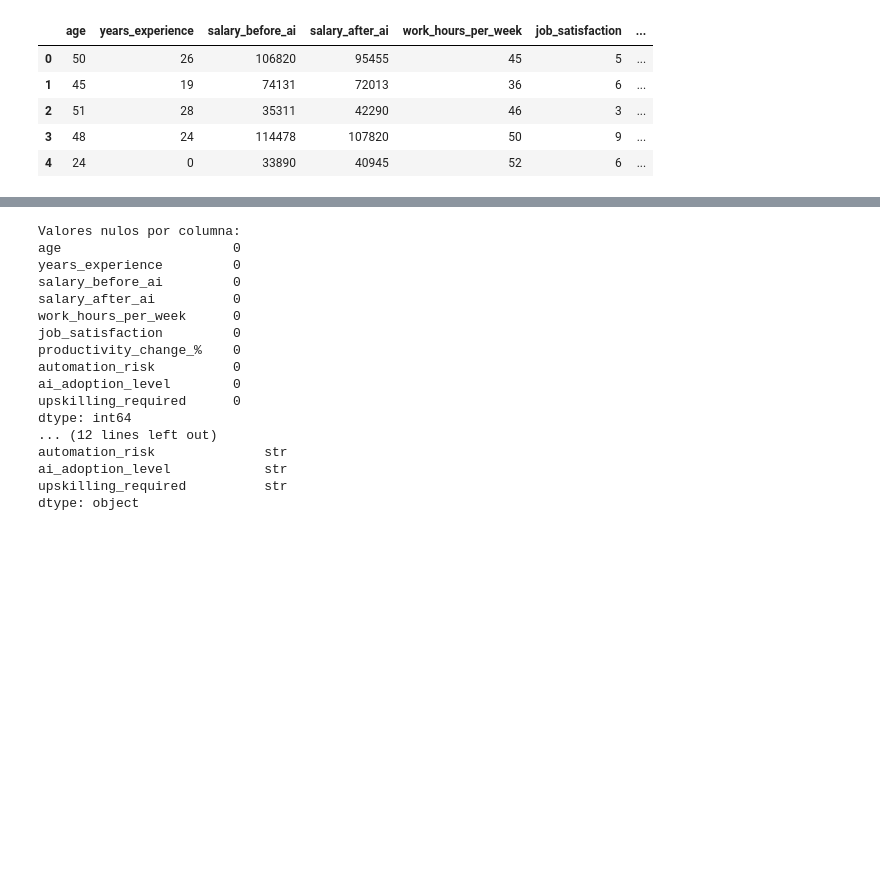
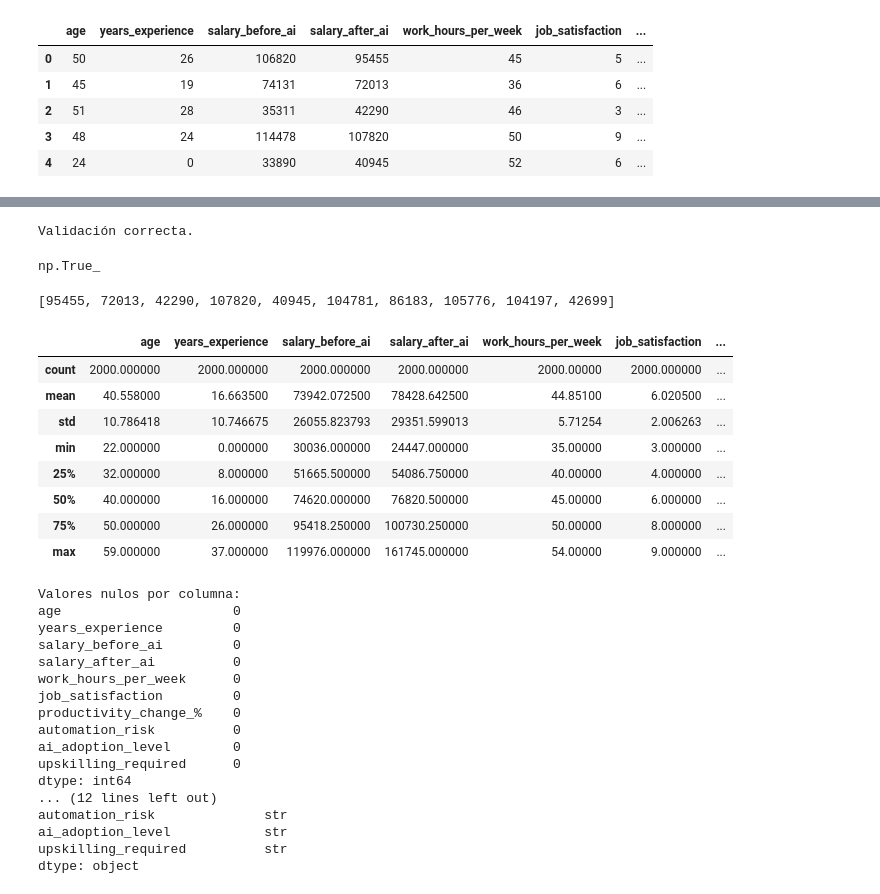
Before and after one commit to Prod1982/mcdi500_s1_grupo6, a Jupyter notebook: F3/notebooks/F3_algoritmos_complejidad.ipynb, the cells around one changed output, grey strips where cells are left out. Drawn from its saved outputs; the diff is of its cells as text; code cells hidden in the pictures; blank space fills up the shorter version.

```diff
--- a/F3/notebooks/F3_algoritmos_complejidad.ipynb
+++ b/F3/notebooks/F3_algoritmos_complejidad.ipynb
@@ -37,6 +39,8 @@ Archivo de resultados: C:\Users\LuiskarEspinoza\Documents\Proyectos\mi_app\mcdi5
 # %%
 df = pd.read_csv(DATA_PROCESSED)
+preprocesador = PreprocesadorAIJob(DATA_PROCESSED)
 
+df_poo = preprocesador.cargar()
 print("Dataset cargado correctamente.")
 print("Filas:", df.shape[0])
 print("Columnas:", df.shape[1])
@@ -108,3 +133,26 @@ Columnas: 10
+# %%
+preprocesador.validar()
+# %% [output]
+Validación correcta.
+np.True_
+# %%
+salarios = preprocesador.obtener_salarios()
+
+print(salarios[:10])
+# %% [output]
+[95455, 72013, 42290, 107820, 40945, 104781, 86183, 105776, 104197, 42699]
+# %%
+preprocesador.resumen()
+# %% [output]
+|  | age | years_experience | salary_before_ai | salary_after_ai | work_hours_per_week | job_satisfaction | ... |
+| count | 2000.000000 | 2000.000000 | 2000.000000 | 2000.000000 | 2000.00000 | 2000.000000 | ... |
+| mean | 40.558000 | 16.663500 | 73942.072500 | 78428.642500 | 44.85100 | 6.020500 | ... |
+| std | 10.786418 | 10.746675 | 26055.823793 | 29351.599013 | 5.71254 | 2.006263 | ... |
+| min | 22.000000 | 0.000000 | 30036.000000 | 24447.000000 | 35.00000 | 3.000000 | ... |
+| 25% | 32.000000 | 8.000000 | 51665.500000 | 54086.750000 | 40.00000 | 4.000000 | ... |
+| 50% | 40.000000 | 16.000000 | 74620.000000 | 76820.500000 | 45.00000 | 6.000000 | ... |
+| 75% | 50.000000 | 26.000000 | 95418.250000 | 100730.250000 | 50.00000 | 8.000000 | ... |
+| max | 59.000000 | 37.000000 | 119976.000000 | 161745.000000 | 54.00000 | 9.000000 | ... |
 # %%
 print("Valores nulos por columna:")
 print(df_algoritmico.isnull().sum())
```
Also changed, not shown: parts of 3 cells of this notebook.
